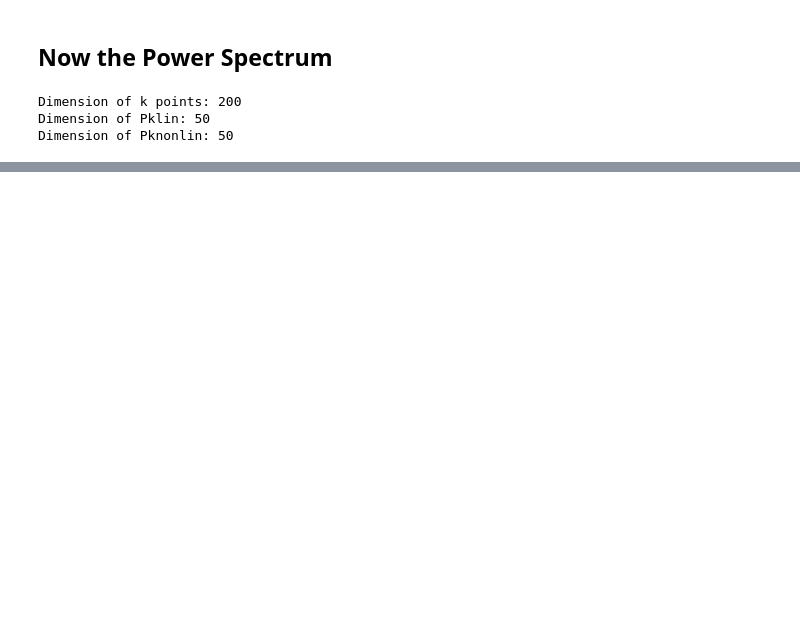
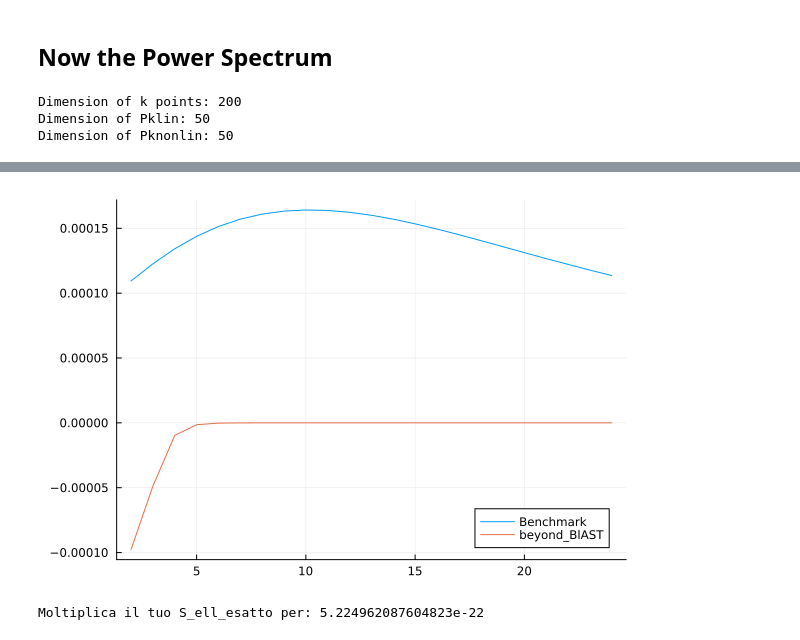
Before and after one commit to anvi-git/3D_Angular_Power_Spectrum, a Jupyter notebook: notebooks/new_beyond_BLAST.ipynb, the cells around one changed output, grey strips where cells are left out. Saved outputs shown, nothing was run; the diff lists cells and outputs as text; code cells hidden in the pictures; blank space fills up the shorter version.

```diff
--- a/notebooks/new_beyond_BLAST.ipynb
+++ b/notebooks/new_beyond_BLAST.ipynb
@@ -546,0 +567,23 @@ S_l = Blast.compute_Sℓ(
+# %%
+CALIBRATION_FACTOR = 5.224962087604823e-22
+S_ell_esatto_corretto = CALIBRATION_FACTOR * S_ell_esatto
+# number of ell multipoles computed: ell is the benchmark array
+n_elle = size(I_A, 1)
+
+Cl_my_1 = zeros(n_elle)
+for li in 1:n_elle
+    # sum on the diagonal
+    for ik in 1:size(I_A, 2)
+        Cl_my_1[li] += S_ell_esatto_corretto[li, ik, ik]
+    end
+end
+# %%
+plot(ell[1:n_elle], gg_reshaped[1:n_elle, 1, 1], label="Benchmark")
+plot!(ell[1:n_elle], Cl_my_1, label="beyond_BlAST")
+# %% [output]
+[figure, added]
+# %%
+fattore_di_scala = gg_reshaped[1, 1, 1] / Cl_my_1[1]
+println("Moltiplica il tuo S_ell_esatto per: ", fattore_di_scala)
+# %% [output]
+Moltiplica il tuo S_ell_esatto per: 5.224962087604823e-22
```
Also changed, not shown: parts of 20 cells of this notebook, 2 other files.
